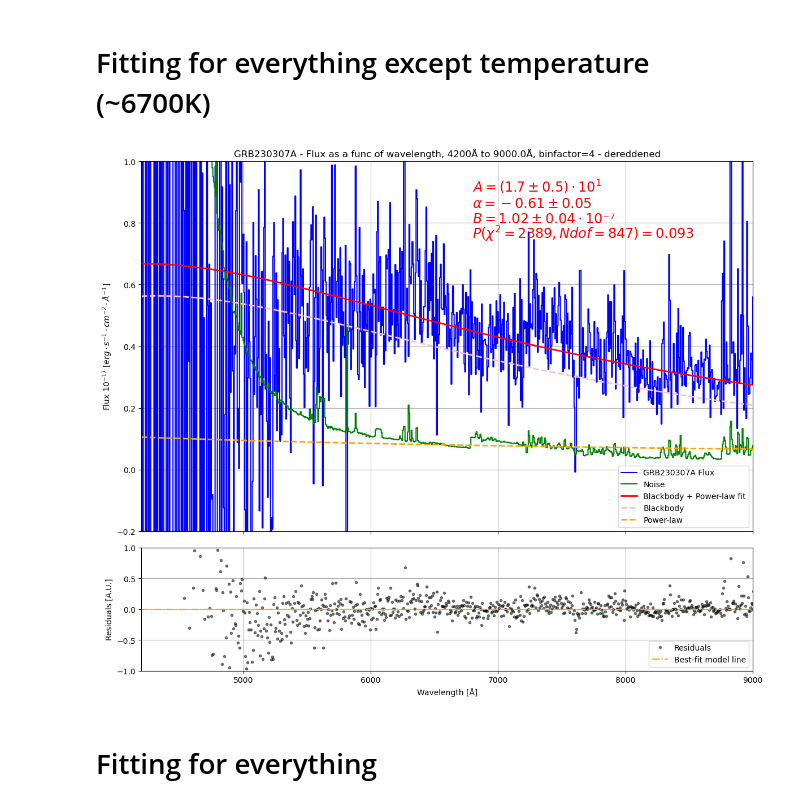
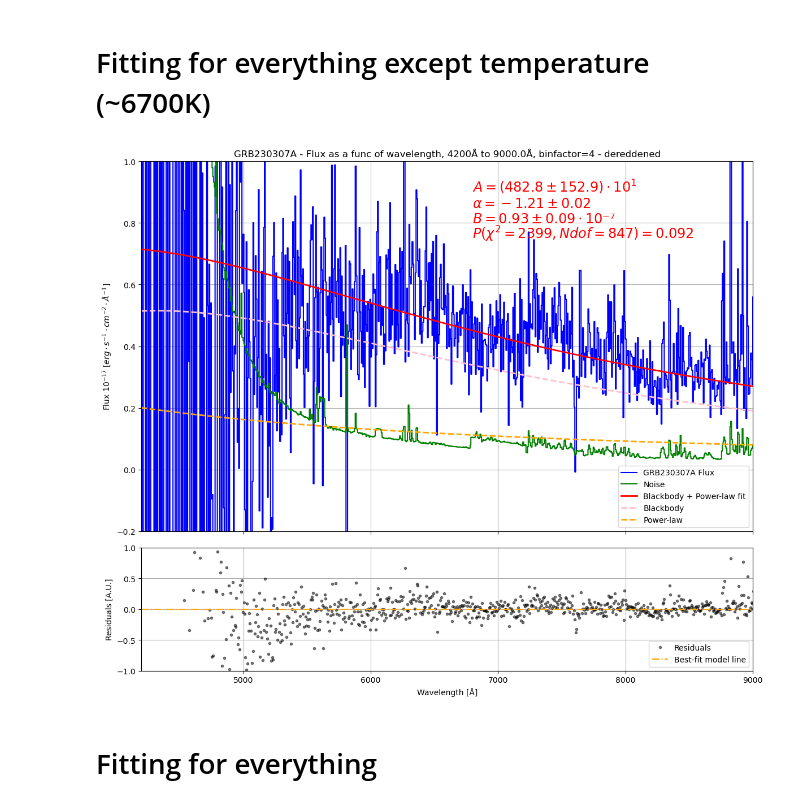
Before and after one commit to Lenti0001/Florent-GRB230307A, a Jupyter notebook: Binning/Curve fit, blackbody + power-law - binfactor 4.ipynb, the cells around one changed output. Cells and saved outputs as stored; diff of their text form; code cells hidden in the pictures.

```diff
--- a/Binning/Curve fit, blackbody + power-law - binfactor 4.ipynb
+++ b/Binning/Curve fit, blackbody + power-law - binfactor 4.ipynb
@@ -281,12 +281,13 @@ plotting(wavebin, fluxbin, noisebin, format_text, sig_digits, [400, -0.7, 1e-8],
 # %%
 T = 6700
 save=False
 
 format_text = ['$A = ({} \pm {}) \cdot 10^1$', 1e1, '$α = {} \pm {}$', 1, '$B = {} \pm {} \cdot 10⁻⁷ $', 1e-7]
 sig_digits = [1, 2, 2]
-plotting(wavebin, fluxbin, noisebin, format_text, sig_digits, [1000, -2, 1e-8])
+#plotting(wavebin, fluxbin, noisebin, format_text, sig_digits, [1000, -2, 1e-8])
+plotting(wavebin, fluxbin, noisebin, format_text, sig_digits, [1e5, -1.5, 5e-10])
 # %% [output]
-[figure, old version]
+[figure, new version]
 # %% [markdown]
 # Fitting for everything
 # %%
```
Also changed, not shown: parts of 1 cell of this notebook.
